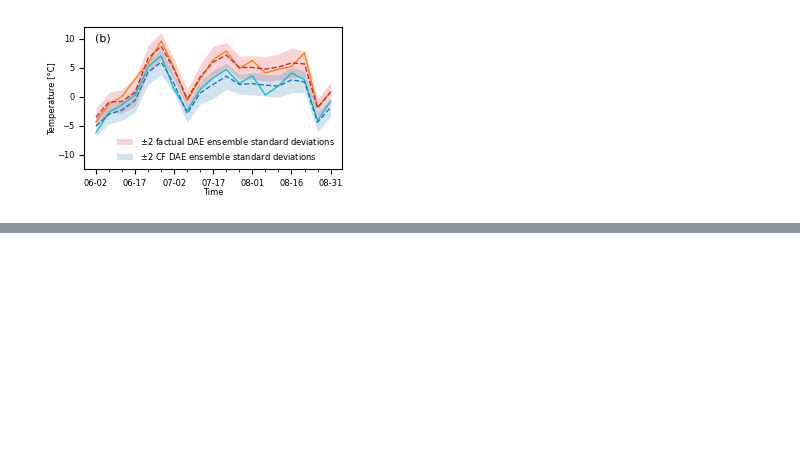
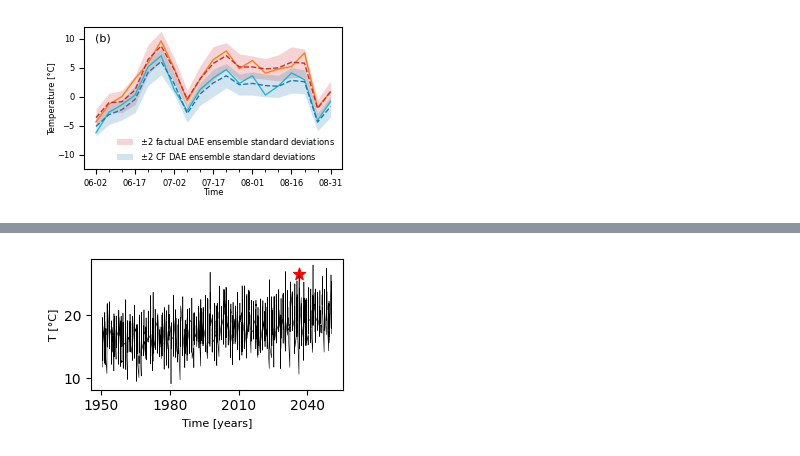
Before and after one commit to Motte12/Towards-a-distributional-autoencoder-for-climate-counterfactuals, a Jupyter notebook: src/analysis/extended_abstract_figure.ipynb, the cells around one changed output, grey strips where cells are left out. Cells and saved outputs as stored; diff of their text form; code cells hidden in the pictures; blank space fills up the shorter version.

```diff
--- a/src/analysis/extended_abstract_figure.ipynb
+++ b/src/analysis/extended_abstract_figure.ipynb
@@ -384,0 +1629,27 @@ dae_ens_ger_1300: (1, 100)
+# %%
+fig, ax = plt.subplots(figsize=(3.25, 2))
+
+ds_5day_jja_celsius = ds_5day_jja.sel(time=slice("1950","2050")) - 273.15
+
+ds_5day_jja_celsius.plot(
+    ax=ax,
+    color='k',
+    linestyle='-',
+    linewidth=0.4
+)
+
+ax.scatter(
+    ds_5day_jja_celsius.sel(time="2036-06-27").time.values,
+    ds_5day_jja_celsius.sel(time="2036-06-27").values,
+    marker='*',
+    s=80,
+    color='red'
+)
+
+ax.set_ylabel("T [°C]", fontsize=8)
+ax.set_xlabel("Time [years]", fontsize=8)
+
+plt.tight_layout()
+plt.savefig("GER_T_ts_absolute.pdf")
+# %% [output]
+[figure, added]
```
Also changed, not shown: parts of 15 cells of this notebook, 2 other files.
